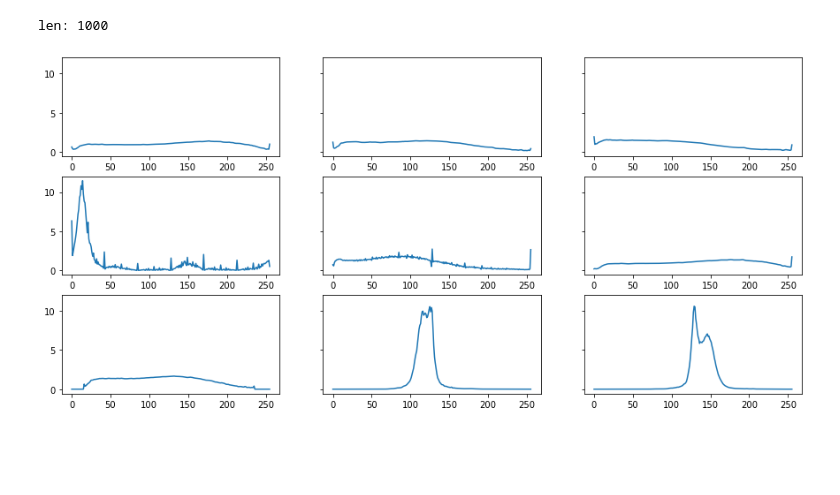
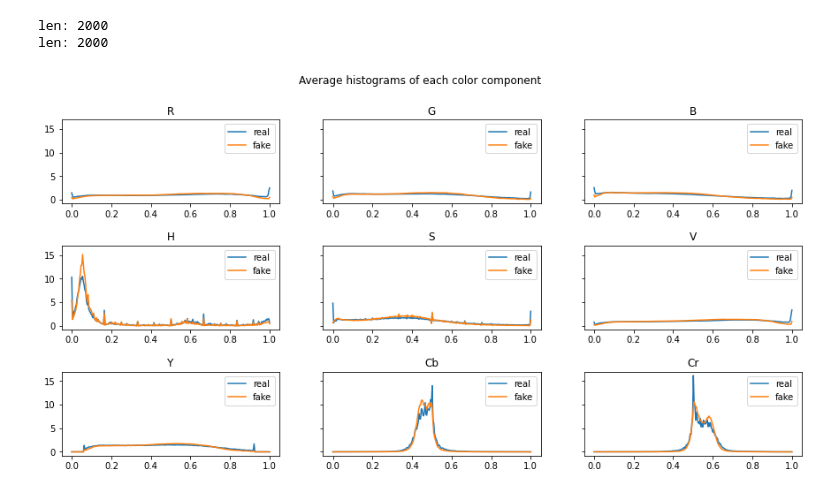
Before and after one commit to MarcinNawrocki/fake-faces-detector, a Jupyter notebook: src/notebooks/preprocessing/color_components.ipynb, the cells around one changed output. Cells and saved outputs as stored; diff of their text form; code cells hidden in the pictures; blank space fills up the shorter version.

Commit message:
I18 Pretty plots for color components hists

```diff
--- a/src/notebooks/preprocessing/color_components.ipynb
+++ b/src/notebooks/preprocessing/color_components.ipynb
@@ -23,10 +21,10 @@ dataset_gen = get_image_data(SOURCE_DIR_V1, type='float', grayscale=False)
 # %%
-def all_colorspaces_from_rgb(np_rgb_img):
+def all_colorspaces_from_rgb(np_rgb_img: np.ndarray)-> np.ndarray:
     """R,G,B,H,S,V,Y,Cb,Cr"""
     if np_rgb_img.shape[2] < 3 or len(np_rgb_img.shape) != 3:
         raise ValueError("Bad shape of input image")
-    np_img_hsv = skimage.color.rgb2hsv(img)
-    np_img_ycbcr = skimage.color.rgb2ycbcr(img) / 255
+    np_img_hsv = skimage.color.rgb2hsv(np_rgb_img)
+    np_img_ycbcr = skimage.color.rgb2ycbcr(np_rgb_img) / 255
     # (x,y,9) shape insted of (x,y,3)
     new_shape = list(np_rgb_img.shape[:2])+[9]
     np_img_all_colors = np.empty(new_shape)
@@ -35,13 +33,15 @@ def all_colorspaces_from_rgb(np_rgb_img):
     np_img_all_colors[:,:,6:] = np_img_ycbcr
     return np_img_all_colors
 # %%
-bins=256
-hist_range = (0,1)
-number_of_images = 0
-number_of_colorspaces = 9
-np_avg_hist = np.zeros((bins,number_of_colorspaces), dtype=np.float64)
-for img in dataset_gen:
-        np_all_colorspaces = all_colorspaces_from_rgb(img)
+def draw_color_components_histogram(src_path: str):
+    dataset_gen = get_image_data(src_path, type='float', grayscale=False, max_number_of_images=2000)
+    bins=256
+    hist_range = (0,1)
+    number_of_images = 0
+    number_of_colorspaces = 9
+    np_avg_hist = np.zeros((bins,number_of_colorspaces), dtype=np.float64)
+    for np_img in dataset_gen:
+        np_all_colorspaces = all_colorspaces_from_rgb(np_img)
         for colorspace in range(number_of_colorspaces):
             hist, _ = np.histogram(np_all_colorspaces[:,:,colorspace],                                               density=True, bins=bins, range=hist_range)
             np_avg_hist[:,colorspace] += hist
@@ -52,12 +52,25 @@ for img in dataset_gen:
         # elif number_of_images == max_number_of_images:
         #     print("Finish calcluating avg histogram")
         #     break
-np_avg_hist, bins = np_avg_hist / number_of_images, range(0, bins)
+    return np_avg_hist / number_of_images, range(0, 1, 1/bins)
-# %% [output]
-len: 1000
+# %%
+x, bins = draw_color_components_histogram(SOURCE_DIR_FFHQ)
+y, bins = draw_color_components_histogram(SOURCE_DIR_STYLE)
+# %% [output]
+len: 2000
+len: 2000
+# %%
+color_componenets = ("R", "G", "B", "H", "S", "V", "Y", "Cb", "Cr")
+save_path = os.path.join(base_save_path, "Color_components_avg_histograms_sharey.png")
 # %%
-fig, axs = plt.subplots(ncols=3, nrows=3,  sharey=True, figsize=(15,7))
+fig, axs = plt.subplots(ncols=3, nrows=3, sharey=True, figsize=(15,7))
+fig.suptitle("Average histograms of each color component")
+plt.subplots_adjust(hspace=0.5)
 for i in range(9):
-    axs[int(i/3),i%3].plot(list(bins), np_avg_hist[:,i])
+    axs[int(i/3),i%3].plot(np.linspace(0,1,num=256), x[:,i])
+    axs[int(i/3),i%3].plot(np.linspace(0,1,num=256), y[:,i])
+    axs[int(i/3),i%3].legend(['real', 'fake'])
+    axs[int(i/3),i%3].set_title(color_componenets[i])
+plt.savefig(save_path)
 # %% [output]
-[figure, old version]
+[figure, new version]
```
Also changed, not shown: parts of 2 cells of this notebook.
